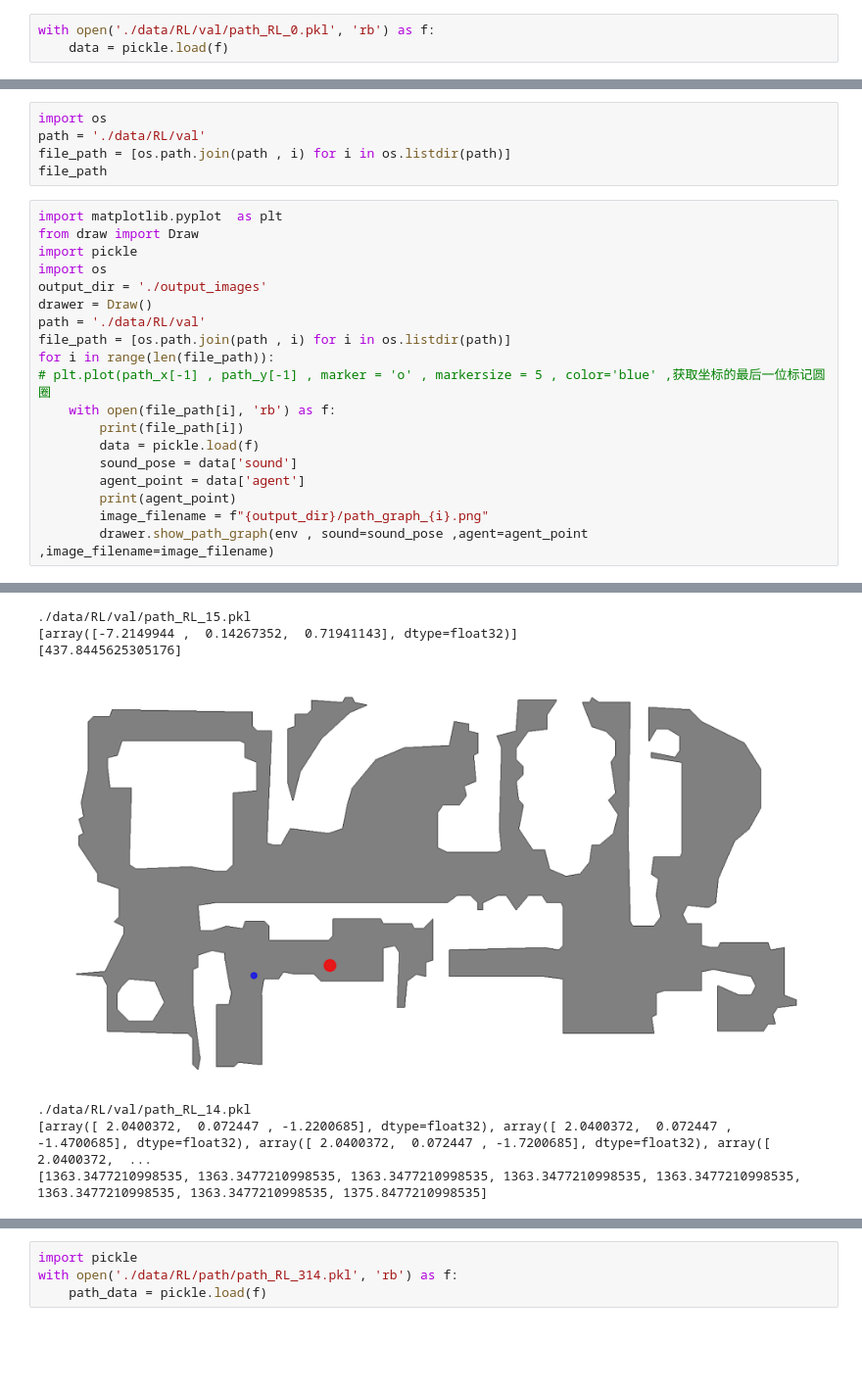
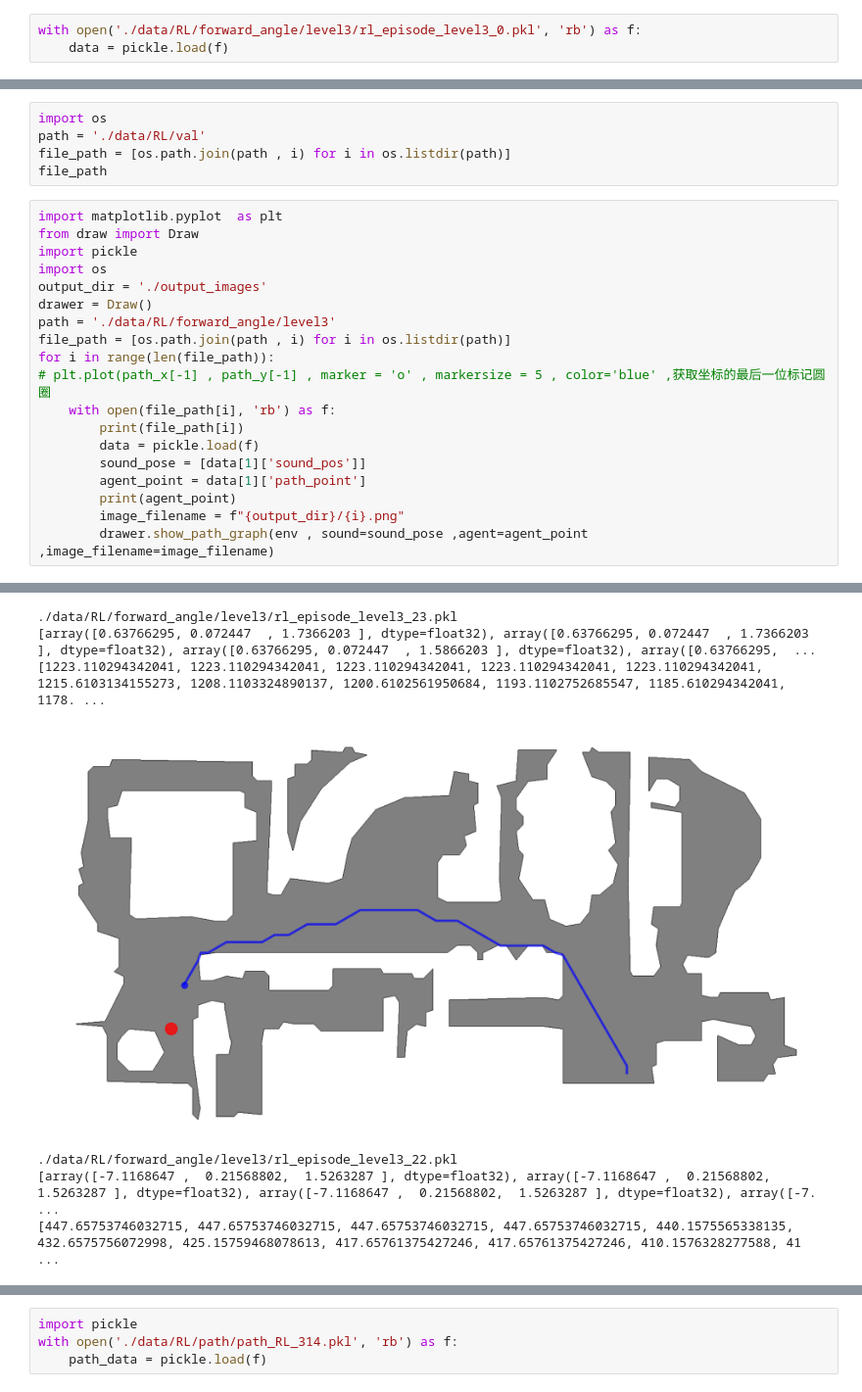
Before and after one commit to YZyongzhang/soundspaces, a Jupyter notebook: env.ipynb, the cells around one changed output, grey strips where cells are left out. Shown at 98% size. Saved outputs shown, nothing was run; the diff lists cells and outputs as text; blank space fills up the shorter version.

Commit message:
collect angle data

```diff
--- a/env.ipynb
+++ b/env.ipynb
@@ -76,4 +76,4 @@ Material for category 'misc' was not found. Using default material instead.
 # %%
-with open('./data/RL/val/path_RL_0.pkl', 'rb') as f:
+with open('./data/RL/forward_angle/level3/rl_episode_level3_0.pkl', 'rb') as f:
     data = pickle.load(f)
 # %%
@@ -90,16 +108,16 @@ import pickle
 import os
 output_dir = './output_images'
 drawer = Draw()
-path = './data/RL/val'
+path = './data/RL/forward_angle/level3'
 file_path = [os.path.join(path , i) for i in os.listdir(path)]
 for i in range(len(file_path)):
 # plt.plot(path_x[-1] , path_y[-1] , marker = 'o' , markersize = 5 , color='blue' ,获取坐标的最后一位标记圆圈
     with open(file_path[i], 'rb') as f:
         print(file_path[i])
         data = pickle.load(f)
-        sound_pose = data['sound']
-        agent_point = data['agent']
+        sound_pose = [data[1]['sound_pos']]
+        agent_point = data[1]['path_point']
         print(agent_point)
-        image_filename = f"{output_dir}/path_graph_{i}.png"
+        image_filename = f"{output_dir}/{i}.png"
         drawer.show_path_graph(env , sound=sound_pose ,agent=agent_point ,image_filename=image_filename)
 # %% [output]
@@ -122,7 +140,7 @@ for i in range(len(file_path)):
-./data/RL/val/path_RL_15.pkl
-[array([-7.2149944 ,  0.14267352,  0.71941143], dtype=float32)]
-[437.8445625305176]
+./data/RL/forward_angle/level3/rl_episode_level3_23.pkl
+[array([0.63766295, 0.072447  , 1.7366203 ], dtype=float32), array([0.63766295, 0.072447  , 1.7366203 ], dtype=float32), array([0.63766295, 0.072447  , 1.5866203 ], dtype=float32), array([0.63766295,  ...
+[1223.110294342041, 1223.110294342041, 1223.110294342041, 1223.110294342041, 1223.110294342041, 1215.6103134155273, 1208.1103324890137, 1200.6102561950684, 1193.1102752685547, 1185.610294342041, 1178. ...
-[figure, old version]
+[figure, new version]
-./data/RL/val/path_RL_14.pkl
-[array([ 2.0400372,  0.072447 , -1.2200685], dtype=float32), array([ 2.0400372,  0.072447 , -1.4700685], dtype=float32), array([ 2.0400372,  0.072447 , -1.7200685], dtype=float32), array([ 2.0400372,  ...
-[1363.3477210998535, 1363.3477210998535, 1363.3477210998535, 1363.3477210998535, 1363.3477210998535, 1363.3477210998535, 1363.3477210998535, 1375.8477210998535]
+./data/RL/forward_angle/level3/rl_episode_level3_22.pkl
+[array([-7.1168647 ,  0.21568802,  1.5263287 ], dtype=float32), array([-7.1168647 ,  0.21568802,  1.5263287 ], dtype=float32), array([-7.1168647 ,  0.21568802,  1.5263287 ], dtype=float32), array([-7. ...
+[447.65753746032715, 447.65753746032715, 447.65753746032715, 447.65753746032715, 440.1575565338135, 432.6575756072998, 425.15759468078613, 417.65761375427246, 417.65761375427246, 410.1576328277588, 41 ...
```
Also changed, not shown: parts of 6 cells of this notebook, 55 other files.
